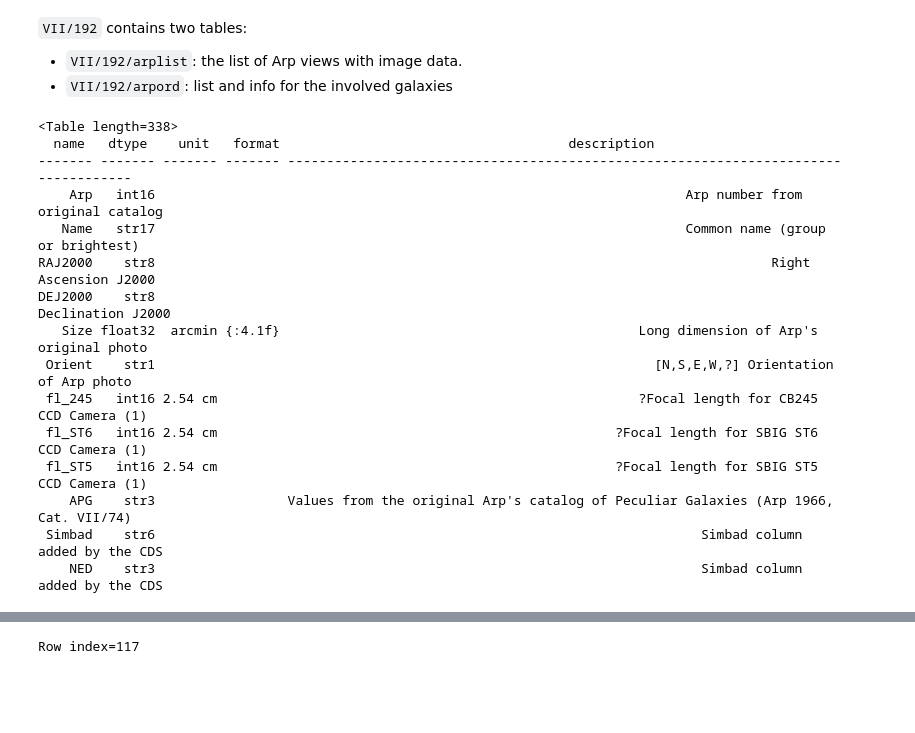
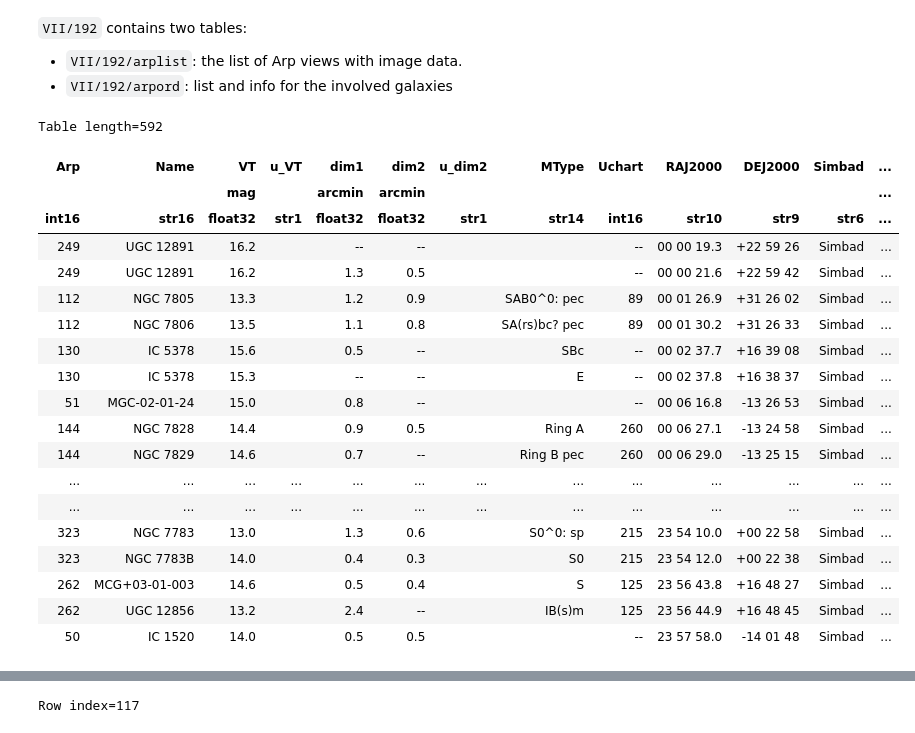
Before and after one commit to Westminster-Astronomical-Society/AL_Northern_Arp_Program, a Jupyter notebook: Arp_Peculiar_Galaxies.ipynb, the cells around one changed output, grey strips where cells are left out. Cells and saved outputs as stored; diff of their text form; code cells hidden in the pictures; blank space fills up the shorter version.

```diff
--- a/Arp_Peculiar_Galaxies.ipynb
+++ b/Arp_Peculiar_Galaxies.ipynb
@@ -56,23 +56,28 @@ VII/192 : Arp's Peculiar Galaxies (Webb 1996)
 # %%
 arpord, arplist = vizier.get_catalogs('VII/192')
 # %%
-arpord.info
+arplist
 # %% [output]
-<Table length=338>
-  name   dtype    unit   format                                     description
-------- ------- ------- ------- -----------------------------------------------------------------------------------
-    Arp   int16                                                                    Arp number from original catalog
-   Name   str17                                                                    Common name (group or brightest)
-RAJ2000    str8                                                                               Right Ascension J2000
-DEJ2000    str8                                                                                   Declination J2000
-   Size float32  arcmin {:4.1f}                                              Long dimension of Arp's original photo
- Orient    str1                                                                [N,S,E,W,?] Orientation of Arp photo
- fl_245   int16 2.54 cm                                                      ?Focal length for CB245 CCD Camera (1)
- fl_ST6   int16 2.54 cm                                                   ?Focal length for SBIG ST6 CCD Camera (1)
- fl_ST5   int16 2.54 cm                                                   ?Focal length for SBIG ST5 CCD Camera (1)
-    APG    str3                 Values from the original Arp's catalog of Peculiar Galaxies (Arp 1966, Cat. VII/74)
- Simbad    str6                                                                      Simbad column added by the CDS
-    NED    str3                                                                      Simbad column added by the CDS
+Table length=592
+| Arp | Name | VT | u_VT | dim1 | dim2 | u_dim2 | MType | Uchart | RAJ2000 | DEJ2000 | Simbad | ... |
+|  |  | mag |  | arcmin | arcmin |  |  |  |  |  |  | ... |
+| int16 | str16 | float32 | str1 | float32 | float32 | str1 | str14 | int16 | str10 | str9 | str6 | ... |
+| 249 | UGC 12891 | 16.2 |  | -- | -- |  |  | -- | 00 00 19.3 | +22 59 26 | Simbad | ... |
+| 249 | UGC 12891 | 16.2 |  | 1.3 | 0.5 |  |  | -- | 00 00 21.6 | +22 59 42 | Simbad | ... |
+| 112 | NGC 7805 | 13.3 |  | 1.2 | 0.9 |  | SAB0^0: pec | 89 | 00 01 26.9 | +31 26 02 | Simbad | ... |
+| 112 | NGC 7806 | 13.5 |  | 1.1 | 0.8 |  | SA(rs)bc? pec | 89 | 00 01 30.2 | +31 26 33 | Simbad | ... |
+| 130 | IC 5378 | 15.6 |  | 0.5 | -- |  | SBc | -- | 00 02 37.7 | +16 39 08 | Simbad | ... |
+| 130 | IC 5378 | 15.3 |  | -- | -- |  | E | -- | 00 02 37.8 | +16 38 37 | Simbad | ... |
+| 51 | MGC-02-01-24 | 15.0 |  | 0.8 | -- |  |  | -- | 00 06 16.8 | -13 26 53 | Simbad | ... |
+| 144 | NGC 7828 | 14.4 |  | 0.9 | 0.5 |  | Ring A | 260 | 00 06 27.1 | -13 24 58 | Simbad | ... |
+| 144 | NGC 7829 | 14.6 |  | 0.7 | -- |  | Ring B pec | 260 | 00 06 29.0 | -13 25 15 | Simbad | ... |
+| ... | ... | ... | ... | ... | ... | ... | ... | ... | ... | ... | ... | ... |
+| ... | ... | ... | ... | ... | ... | ... | ... | ... | ... | ... | ... | ... |
+| 323 | NGC 7783 | 13.0 |  | 1.3 | 0.6 |  | S0^0: sp | 215 | 23 54 10.0 | +00 22 58 | Simbad | ... |
+| 323 | NGC 7783B | 14.0 |  | 0.4 | 0.3 |  | S0 | 215 | 23 54 12.0 | +00 22 38 | Simbad | ... |
+| 262 | MCG+03-01-003 | 14.6 |  | 0.5 | 0.4 |  | S | 125 | 23 56 43.8 | +16 48 27 | Simbad | ... |
+| 262 | UGC 12856 | 13.2 |  | 2.4 | -- |  | IB(s)m | 125 | 23 56 44.9 | +16 48 45 | Simbad | ... |
+| 50 | IC 1520 | 14.0 |  | 0.5 | 0.5 |  |  | -- | 23 57 58.0 | -14 01 48 | Simbad | ... |
 # %%
 # index the tables by Arp number
 arpord.add_index('Arp')
```
Also changed, not shown: parts of 8 cells of this notebook.
